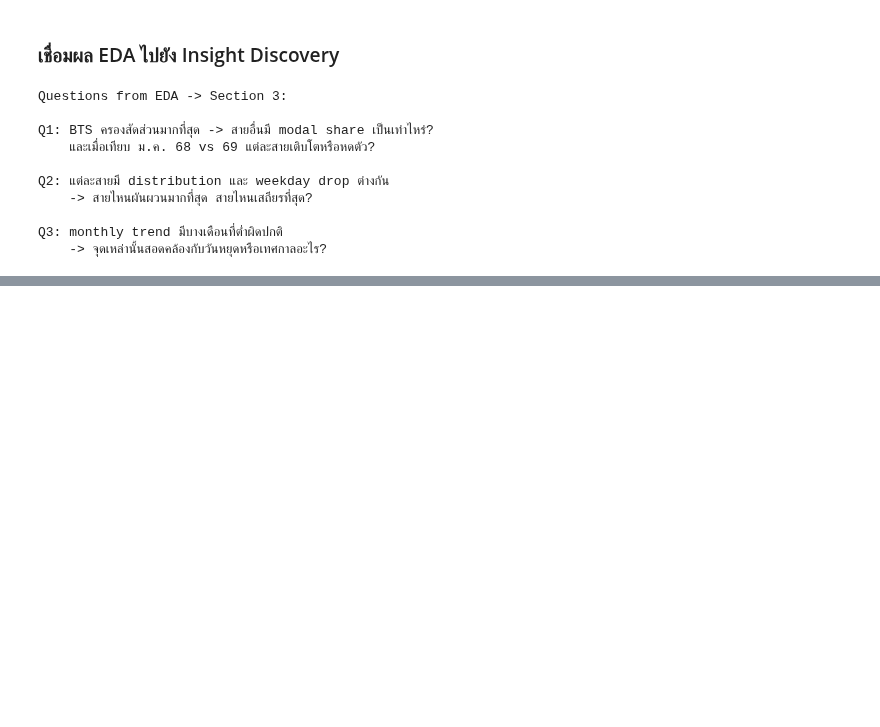
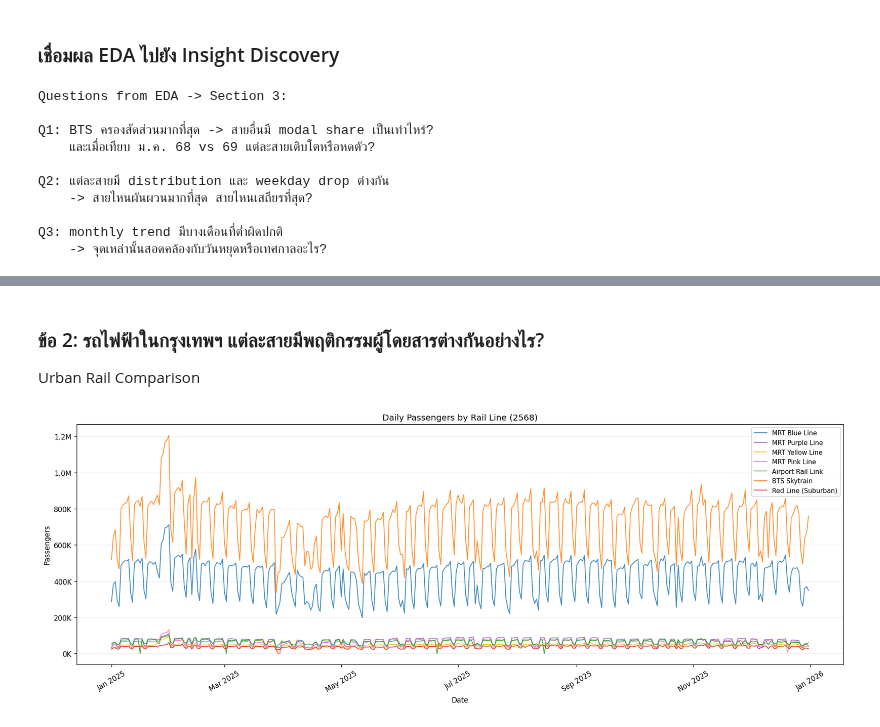
Before and after one commit to Kongbeng-21/SuperAi, a Jupyter notebook: Week1.ipynb, the cells around one changed output, grey strips where cells are left out. Cells and saved outputs as stored; diff of their text form; code cells hidden in the pictures; blank space fills up the shorter version.

```diff
--- a/Week1.ipynb
+++ b/Week1.ipynb
@@ -456,0 +530,26 @@ Q3: monthly trend มีบางเดือนที่ต่ำผิดป
+# %% [markdown]
+### ข้อ 2: รถไฟฟ้าในกรุงเทพฯ แต่ละสายมีพฤติกรรมผู้โดยสารต่างกันอย่างไร?
+Urban Rail Comparison
+# %%
+# Daily passengers ทุกสาย
+fig, ax = plt.subplots(figsize=(16, 6))
+for i, line in enumerate(rail68['line_en'].unique()):
+    data = rail68[rail68['line_en'] == line].sort_values('วันที่')
+    ax.plot(data['วันที่'], data['ปริมาณ'],
+            label=line, color=color_map.get(line, 'gray'), linewidth=1.2, alpha=0.85)
+
+ax.set_title('Daily Passengers by Rail Line (2568)')
+ax.set_xlabel('Date')
+ax.set_ylabel('Passengers')
+ax.yaxis.set_major_formatter(
+    plt.FuncFormatter(lambda x, _: f'{x/1e6:.1f}M' if x >= 1e6 else f'{x/1e3:.0f}K'))
+ax.xaxis.set_major_formatter(mdates.DateFormatter('%b %Y'))
+ax.xaxis.set_major_locator(mdates.MonthLocator(interval=2))
+ax.legend(fontsize=9)
+ax.grid(axis='y', alpha=0.25)
+plt.xticks(rotation=30)
+plt.tight_layout()
+plt.savefig('q2_daily.png', dpi=150, bbox_inches='tight')
+plt.show()
+# %% [output]
+[figure, added]
```
Also changed, not shown: parts of 14 cells of this notebook.
